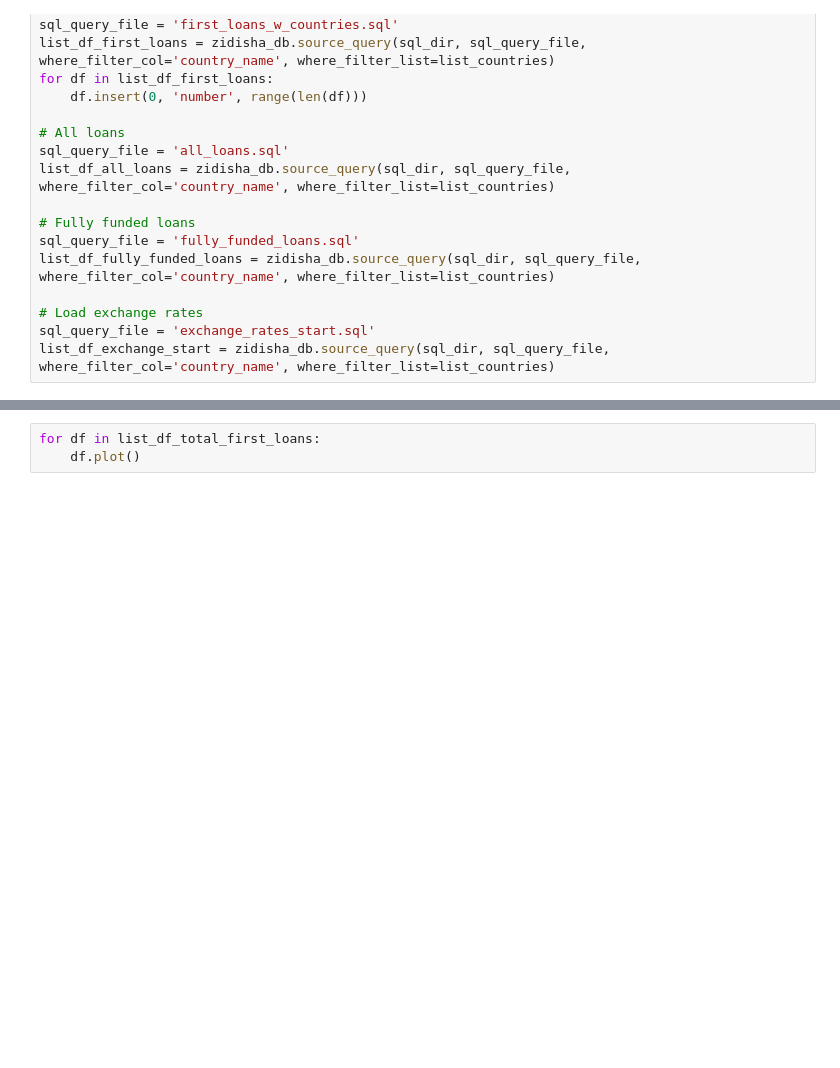
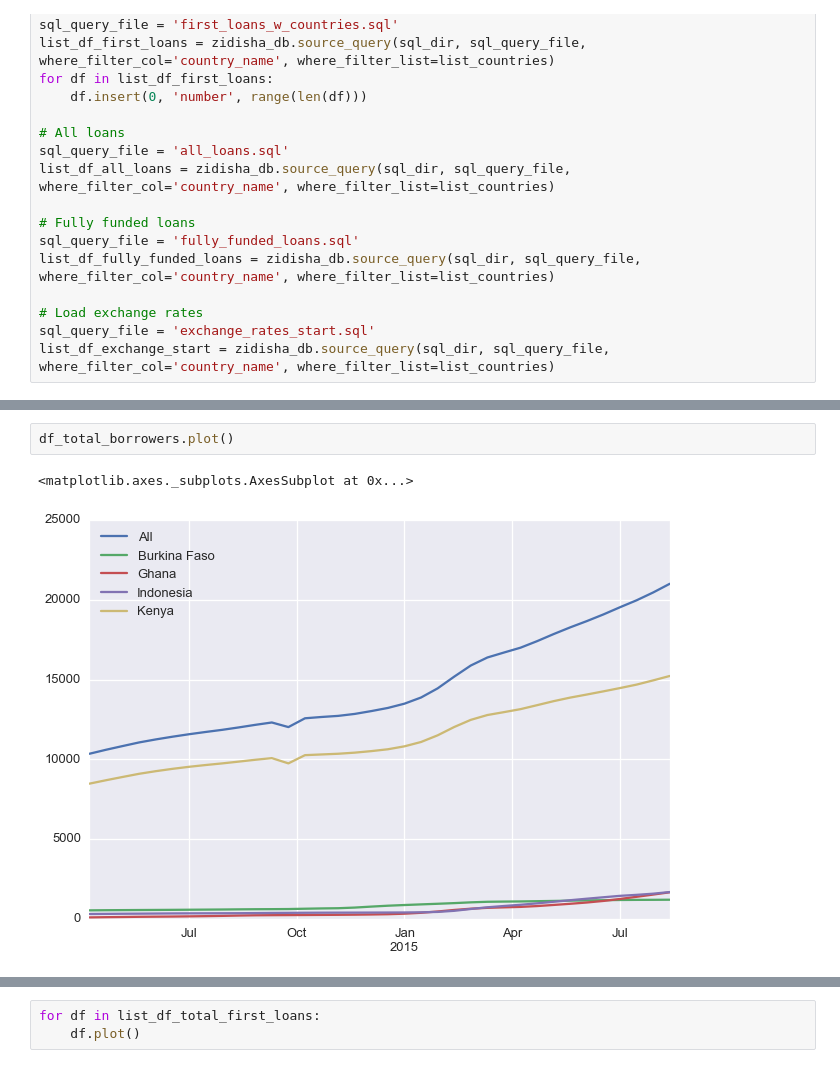
Before and after one commit to glenday/Zidisha, a Jupyter notebook: ZidishaApp/app/Zidisha_organization_by_country.ipynb, the cells around one changed output, grey strips where cells are left out. Cells and saved outputs as stored; diff of their text form; blank space fills up the shorter version.

```diff
--- a/ZidishaApp/app/Zidisha_organization_by_country.ipynb
+++ b/ZidishaApp/app/Zidisha_organization_by_country.ipynb
@@ -104,0 +87,5 @@ df_fund_rate = list_df_fully_funded_count / list_df_all_loans_count
+# %%
+df_total_borrowers.plot()
+# %% [output]
+<matplotlib.axes._subplots.AxesSubplot at 0x...>
+[figure, added]
```
Also changed, not shown: parts of 15 cells of this notebook, 8 other files.
